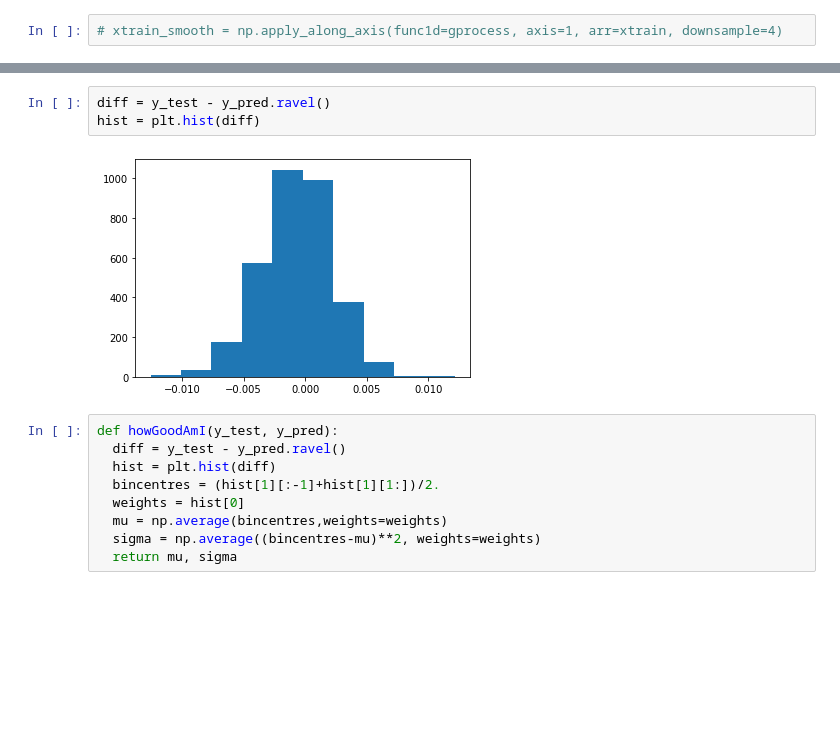
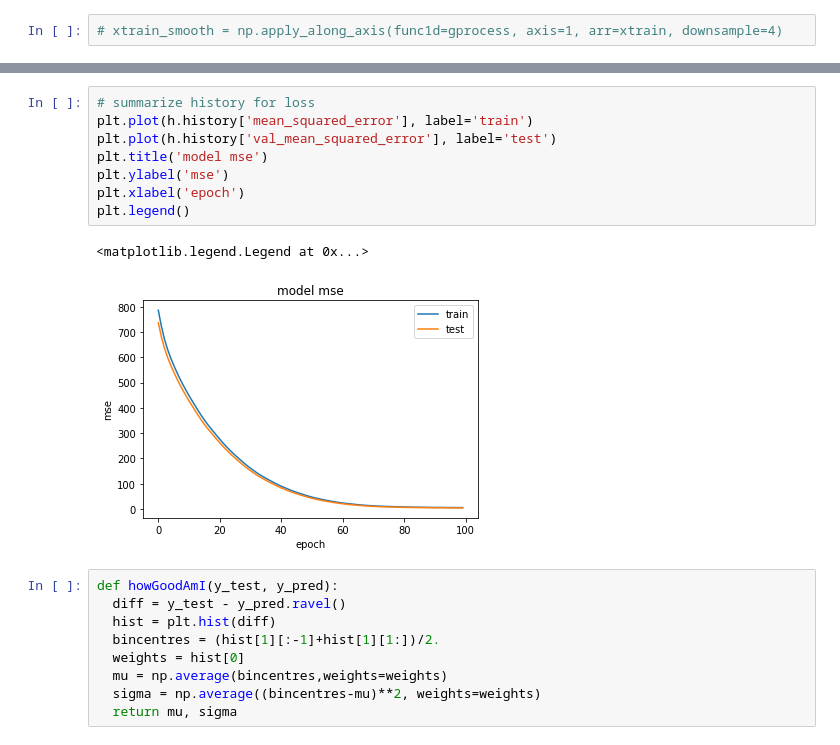
Before and after one commit to toastmaker/ccf, a Jupyter notebook: ccf_ml_gp.ipynb, the cells around one changed output, grey strips where cells are left out. Cells and saved outputs as stored; diff of their text form; blank space fills up the shorter version.

```diff
--- a/ccf_ml_gp.ipynb
+++ b/ccf_ml_gp.ipynb
@@ -236,8 +179,14 @@ plt.plot([-0.06,0.06],[-0.06,0.06],':')
-# %%
-diff = y_test - y_pred.ravel()
-hist = plt.hist(diff)
-# %% [output]
-[figure, removed]
+# %%
+# summarize history for loss
+plt.plot(h.history['mean_squared_error'], label='train')
+plt.plot(h.history['val_mean_squared_error'], label='test')
+plt.title('model mse')
+plt.ylabel('mse')
+plt.xlabel('epoch')
+plt.legend()
+# %% [output]
+<matplotlib.legend.Legend at 0x...>
+[figure, added]
 # %%
 def howGoodAmI(y_test, y_pred):
   diff = y_test - y_pred.ravel()
```
Also changed, not shown: parts of 21 cells of this notebook.
